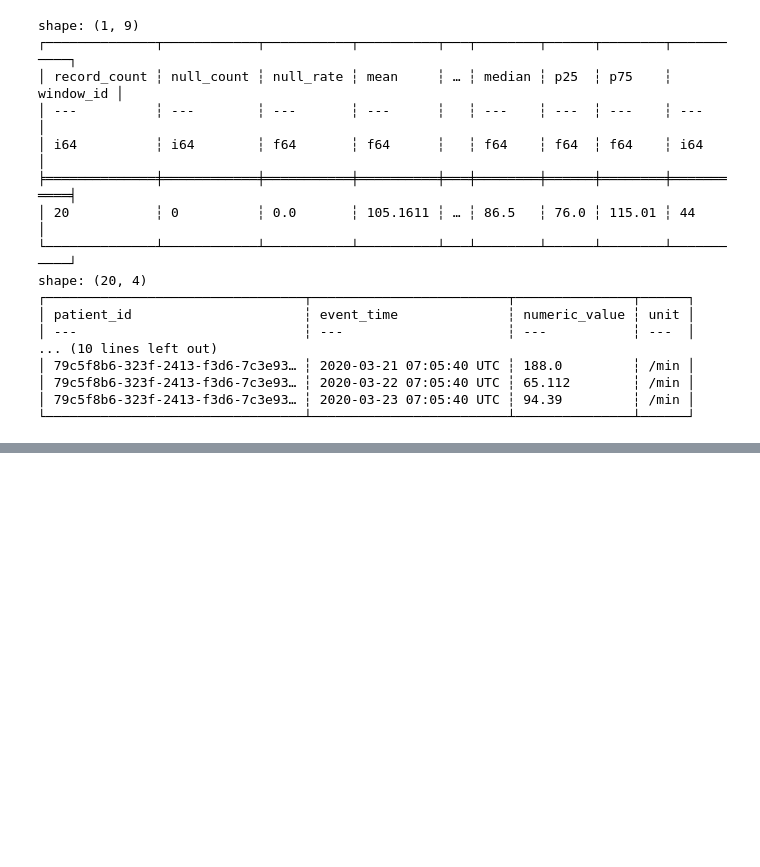
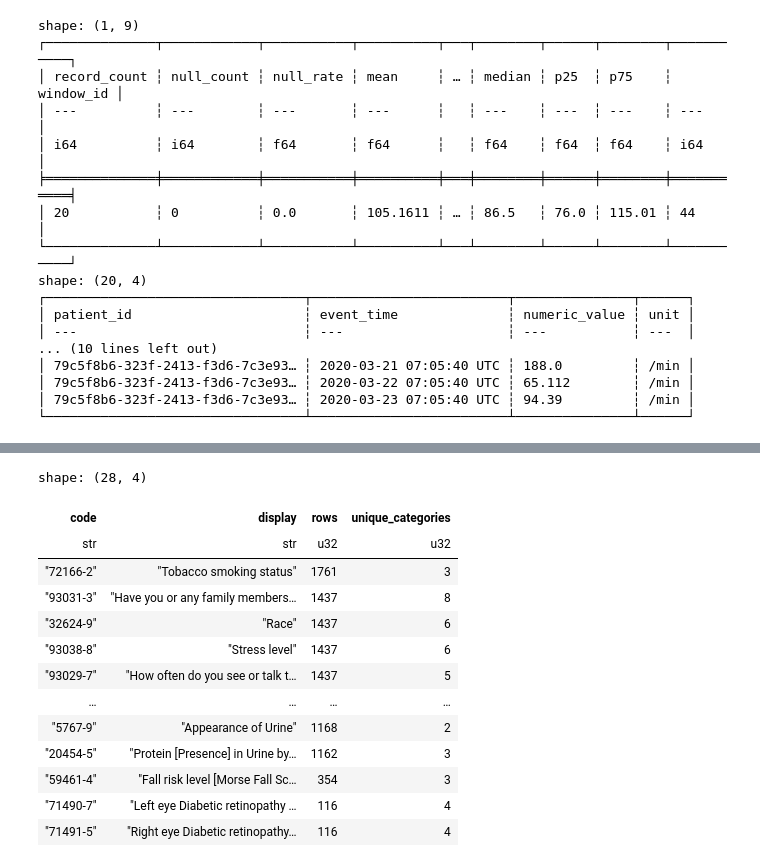
Before and after one commit to YaqeenData/sentinel, a Jupyter notebook: notebooks/01_data_exploration.ipynb, the cells around one changed output, grey strips where cells are left out. Saved outputs shown, nothing was run; the diff lists cells and outputs as text; code cells hidden in the pictures; blank space fills up the shorter version.

Commit message:
add dashboard and categorical drift

```diff
--- a/notebooks/01_data_exploration.ipynb
+++ b/notebooks/01_data_exploration.ipynb
@@ -657,0 +762,38 @@ shape: (20, 4)
+# %%
+categorical_df = df.filter(
+    pl.col("value_type") == "categorical"
+)
+
+candidates = (
+    categorical_df
+    .group_by(["code", "display"])
+    .agg(
+        pl.len().alias("rows"),
+        pl.col("categorical_code").n_unique().alias("unique_categories"),
+    )
+    .filter(
+        (pl.col("unique_categories") >= 2)
+        & (pl.col("rows") >= 100)
+    )
+    .sort(
+        ["rows", "unique_categories"],
+        descending=True,
+    )
+)
+
+display(candidates.head(30))
+# %% [output]
+shape: (28, 4)
+| code | display | rows | unique_categories |
+| str | str | u32 | u32 |
+| "72166-2" | "Tobacco smoking status" | 1761 | 3 |
+| "93031-3" | "Have you or any family members… | 1437 | 8 |
+| "32624-9" | "Race" | 1437 | 6 |
+| "93038-8" | "Stress level" | 1437 | 6 |
+| "93029-7" | "How often do you see or talk t… | 1437 | 5 |
+| … | … | … | … |
+| "5767-9" | "Appearance of Urine" | 1168 | 2 |
+| "20454-5" | "Protein [Presence] in Urine by… | 1162 | 3 |
+| "59461-4" | "Fall risk level [Morse Fall Sc… | 354 | 3 |
+| "71490-7" | "Left eye Diabetic retinopathy … | 116 | 4 |
+| "71491-5" | "Right eye Diabetic retinopathy… | 116 | 4 |
```
Also changed, not shown: parts of 5 cells of this notebook, 32 other files.
